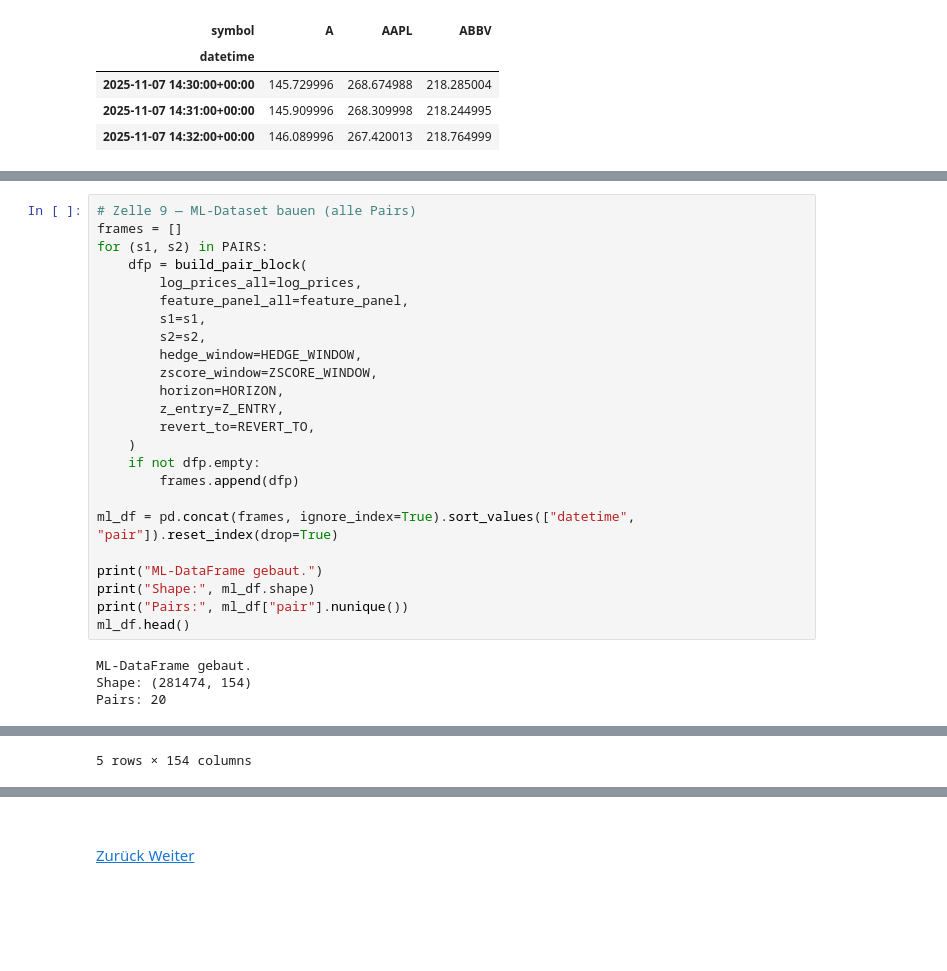
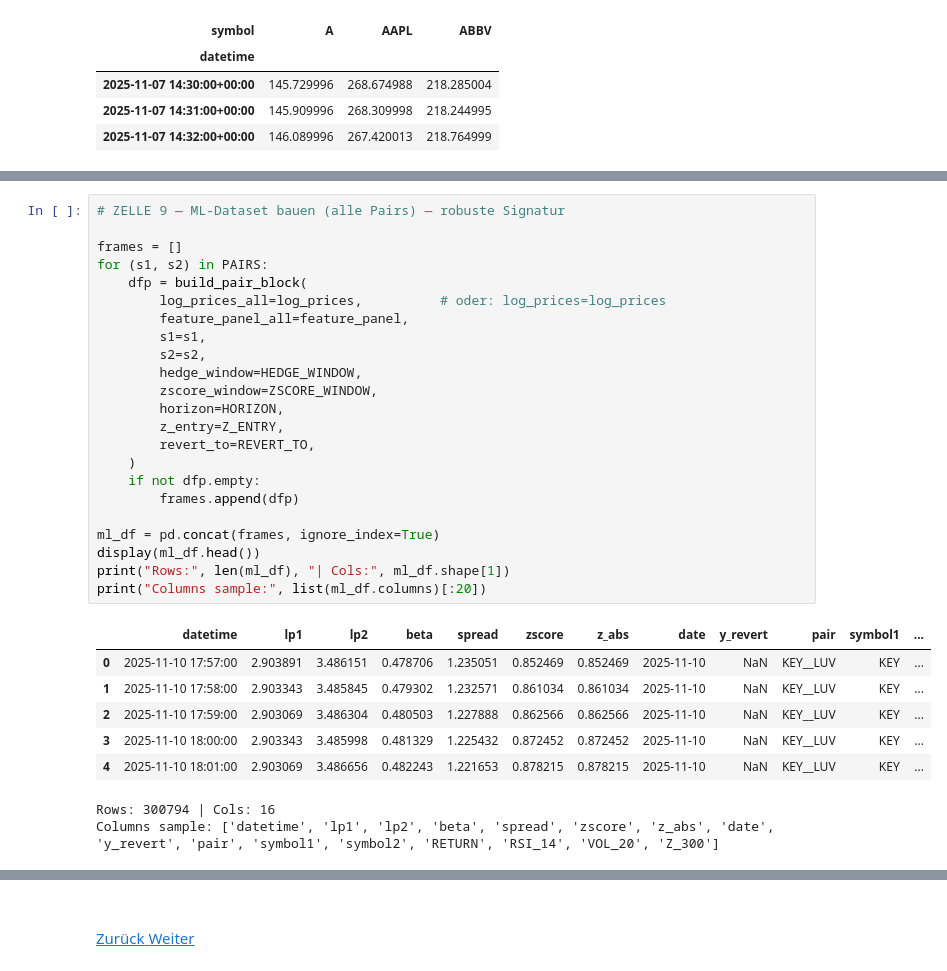
Before and after one commit to RyanMikus/pairs_trading_ml_hs25, a Jupyter notebook: 05_Modellierung.ipynb, the cells around one changed output, grey strips where cells are left out. Drawn from its saved outputs; the diff is of its cells as text; blank space fills up the shorter version.

```diff
--- a/05_Modellierung.ipynb
+++ b/05_Modellierung.ipynb
@@ -438,30 +508,34 @@ def build_pair_block(
 
     return out
 # %%
-# Zelle 9 — ML-Dataset bauen (alle Pairs)
+# ZELLE 9 — ML-Dataset bauen (alle Pairs) — robuste Signatur
+
 frames = []
 for (s1, s2) in PAIRS:
     dfp = build_pair_block(
-        log_prices_all=log_prices,
+        log_prices_all=log_prices,          # oder: log_prices=log_prices
         feature_panel_all=feature_panel,
         s1=s1,
         s2=s2,
         hedge_window=HEDGE_WINDOW,
         zscore_window=ZSCORE_WINDOW,
         horizon=HORIZON,
         z_entry=Z_ENTRY,
         revert_to=REVERT_TO,
     )
     if not dfp.empty:
         frames.append(dfp)
 
-ml_df = pd.concat(frames, ignore_index=True).sort_values(["datetime", "pair"]).reset_index(drop=True)
-
-print("ML-DataFrame gebaut.")
-print("Shape:", ml_df.shape)
-print("Pairs:", ml_df["pair"].nunique())
-ml_df.head()
+ml_df = pd.concat(frames, ignore_index=True)
+display(ml_df.head())
+print("Rows:", len(ml_df), "| Cols:", ml_df.shape[1])
+print("Columns sample:", list(ml_df.columns)[:20])
 # %% [output]
+|  | datetime | lp1 | lp2 | beta | spread | zscore | z_abs | date | y_revert | pair | symbol1 | ... |
+| 0 | 2025-11-10 17:57:00 | 2.903891 | 3.486151 | 0.478706 | 1.235051 | 0.852469 | 0.852469 | 2025-11-10 | NaN | KEY__LUV | KEY | ... |
+| 1 | 2025-11-10 17:58:00 | 2.903343 | 3.485845 | 0.479302 | 1.232571 | 0.861034 | 0.861034 | 2025-11-10 | NaN | KEY__LUV | KEY | ... |
+| 2 | 2025-11-10 17:59:00 | 2.903069 | 3.486304 | 0.480503 | 1.227888 | 0.862566 | 0.862566 | 2025-11-10 | NaN | KEY__LUV | KEY | ... |
+| 3 | 2025-11-10 18:00:00 | 2.903343 | 3.485998 | 0.481329 | 1.225432 | 0.872452 | 0.872452 | 2025-11-10 | NaN | KEY__LUV | KEY | ... |
+| 4 | 2025-11-10 18:01:00 | 2.903069 | 3.486656 | 0.482243 | 1.221653 | 0.878215 | 0.878215 | 2025-11-10 | NaN | KEY__LUV | KEY | ... |
-ML-DataFrame gebaut.
-Shape: (281474, 154)
-Pairs: 20
+Rows: 300794 | Cols: 16
+Columns sample: ['datetime', 'lp1', 'lp2', 'beta', 'spread', 'zscore', 'z_abs', 'date', 'y_revert', 'pair', 'symbol1', 'symbol2', 'RETURN', 'RSI_14', 'VOL_20', 'Z_300']
@@ -474 +541,0 @@ Pairs: 20
-5 rows × 154 columns
```
Also changed, not shown: parts of 16 cells of this notebook, 3 other files.
